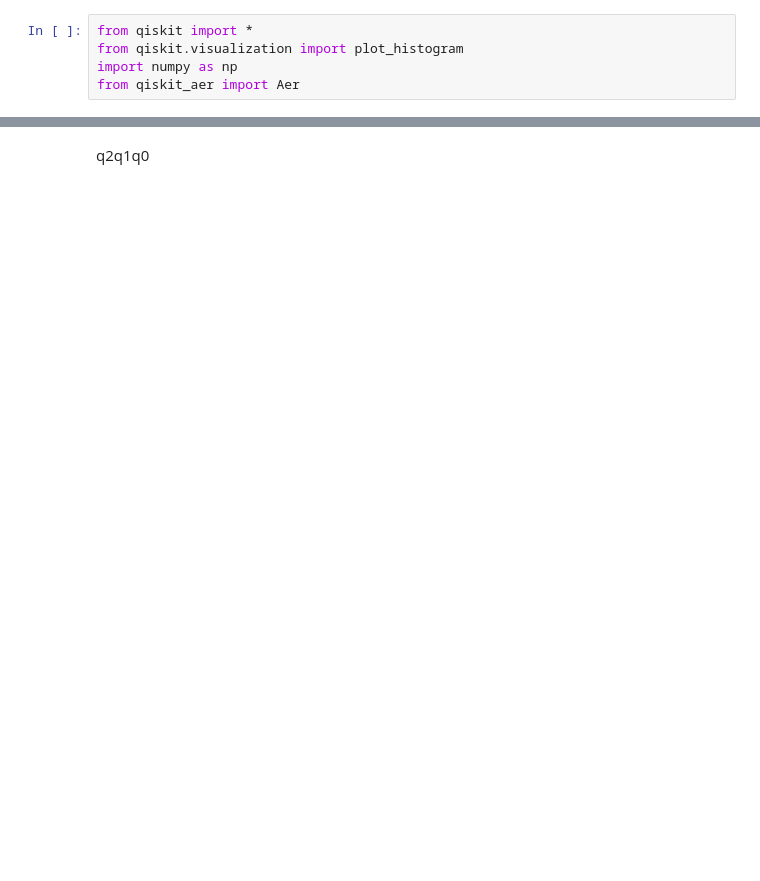
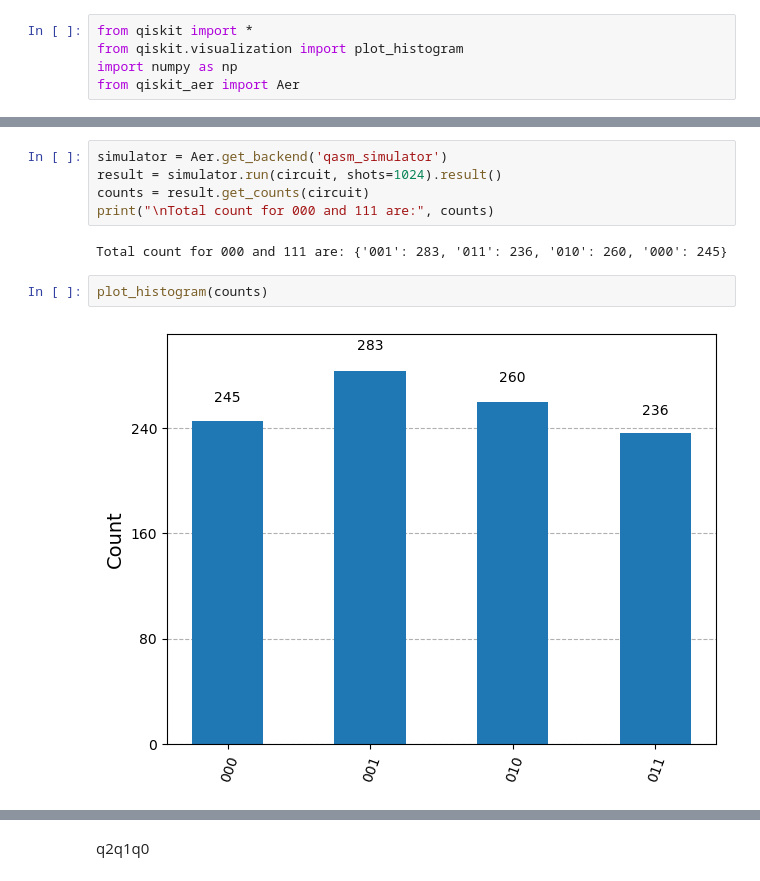
Before and after one commit to ram-polisetti/QuantumAlgorithms, a Jupyter notebook: Teleportation.ipynb, the cells around one changed output, grey strips where cells are left out. Cells and saved outputs as stored; diff of their text form; blank space fills up the shorter version.

```diff
--- a/Teleportation.ipynb
+++ b/Teleportation.ipynb
@@ -35,0 +36,11 @@ circuit.draw(output='mpl')
+# %%
+simulator = Aer.get_backend('qasm_simulator')
+result = simulator.run(circuit, shots=1024).result()
+counts = result.get_counts(circuit)
+print("\nTotal count for 000 and 111 are:", counts)
+# %% [output]
+Total count for 000 and 111 are: {'001': 283, '011': 236, '010': 260, '000': 245}
+# %%
+plot_histogram(counts)
+# %% [output]
+[figure, added]
```
Also changed, not shown: parts of 8 cells of this notebook.
